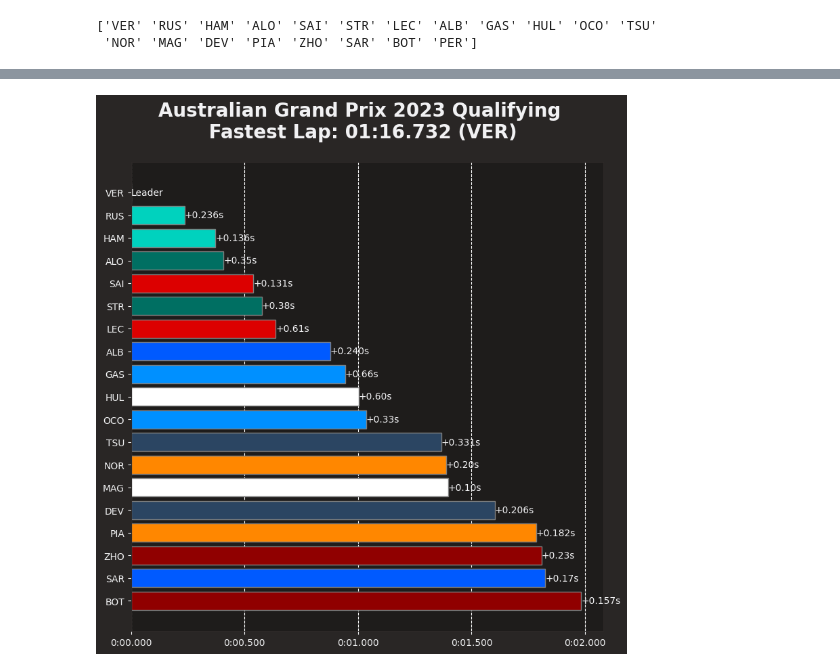
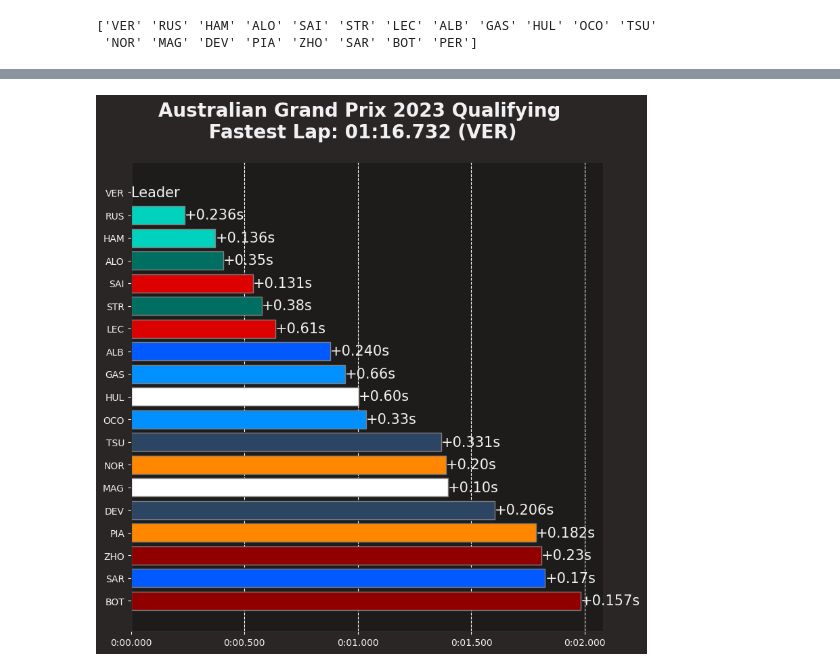
Before and after one commit to RickyRAV/F1DataVisualization, a Jupyter notebook: Default/QualifyingGap.ipynb, the cells around one changed output, grey strips where cells are left out. Drawn from its saved outputs; the diff is of its cells as text; code cells hidden in the pictures.

```diff
--- a/Default/QualifyingGap.ipynb
+++ b/Default/QualifyingGap.ipynb
@@ -93,32 +93,32 @@ ax.invert_yaxis()
 # draw vertical lines behind the bars
 ax.set_axisbelow(True)
 ax.xaxis.grid(True, which='major', linestyle='--', color='white', zorder=-1000)
 lap_time_string = strftimedelta(pole_lap['LapTime'], '%m:%s.%ms')
 
 plt.suptitle(plot_title, size=20, fontweight='bold')
 
 # Add the interval on the bars
 for i, rect in enumerate(bars[:len(modified_fastest_laps)]):
     x = rect.get_width()
     y = rect.get_y() + rect.get_height() / 2
 
     # Display gap to the leader for the first bar and interval for the rest
     if i == 0:
         text = modified_fastest_laps.iloc[i]['LapTimeDeltaString']
     else:
         text = modified_fastest_laps.iloc[i]['IntervalString']
 
-    ax.text(x, y, text, ha='left', va='center')
+    ax.text(x, y, text, ha='left', va='center', size=15)
 
 # Add the gap to the leader on the bars
 # bars = ax.barh(fastest_laps.index, fastest_laps['LapTimeDelta'],
 #                color=team_colors, edgecolor='grey')
 # for i, rect in enumerate(bars[:len(modified_fastest_laps)]):
 #     x = rect.get_width()
 #     y = rect.get_y() + rect.get_height() / 2
 #     gap = modified_fastest_laps.iloc[i]['LapTimeDeltaString']
 #     ax.text(x, y, gap, ha='left', va='center', size=15)
 
 plt.show()
 # %% [output]
-[figure, old version]
+[figure, new version]
```
